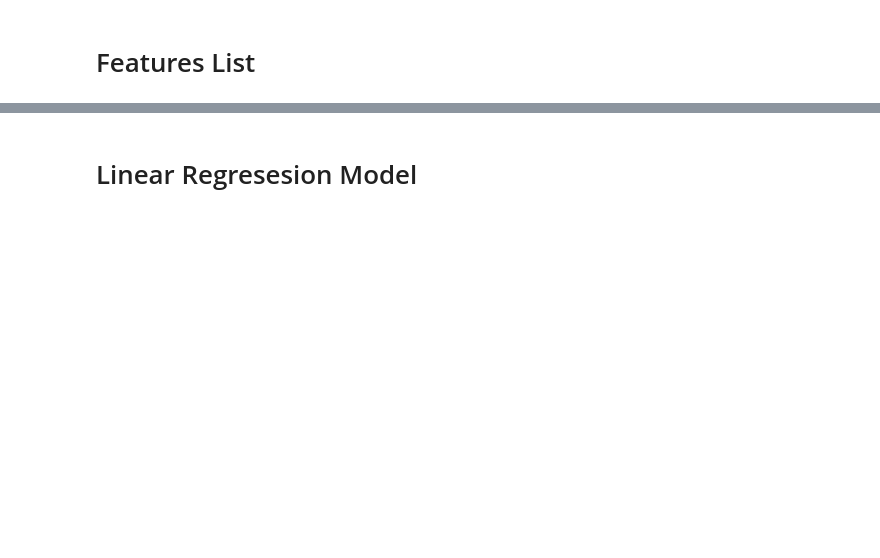
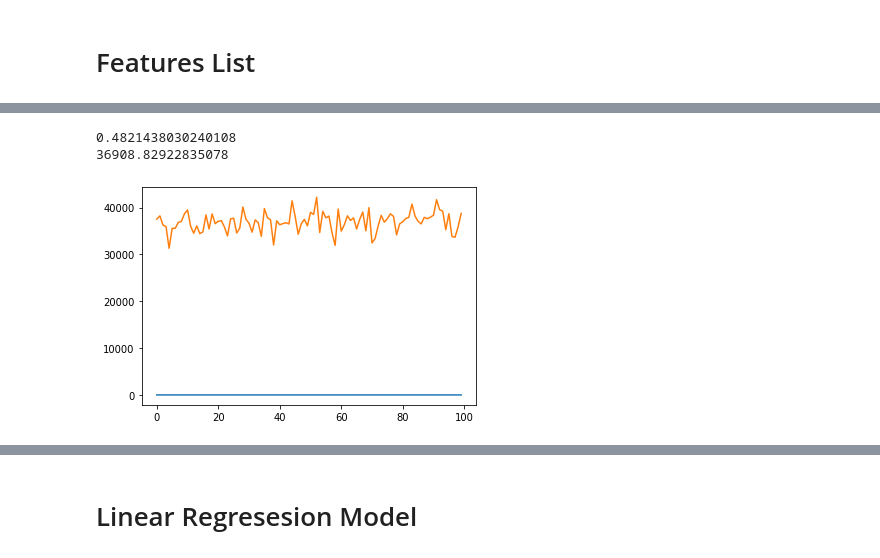
Before and after one commit to mpattik/PacketLossLatencyPredictors, a Jupyter notebook: Master.ipynb, the cells around one changed output, grey strips where cells are left out. Cells and saved outputs as stored; diff of their text form; code cells hidden in the pictures; blank space fills up the shorter version.

```diff
--- a/Master.ipynb
+++ b/Master.ipynb
@@ -218,0 +340,25 @@ features_list = list1
+# %%
+# run model
+results = []
+for i in range(100):
+    results.append(ridge_regression(data, features_list, a = 1.5))
+# %%
+# (coefficient of determination) regression score function
+scores = []
+for i in results:
+    scores.append(i[0])
+plt.plot(scores)
+
+print(sum(scores)/len(scores))
+
+# mean squared
+means = []
+for i in results:
+    means.append(i[1])
+plt.plot(means)
+
+print(sum(means)/len(means))
+# %% [output]
+0.4821438030240108
+36908.82922835078
+[figure, added]
```
Also changed, not shown: parts of 62 cells of this notebook.
